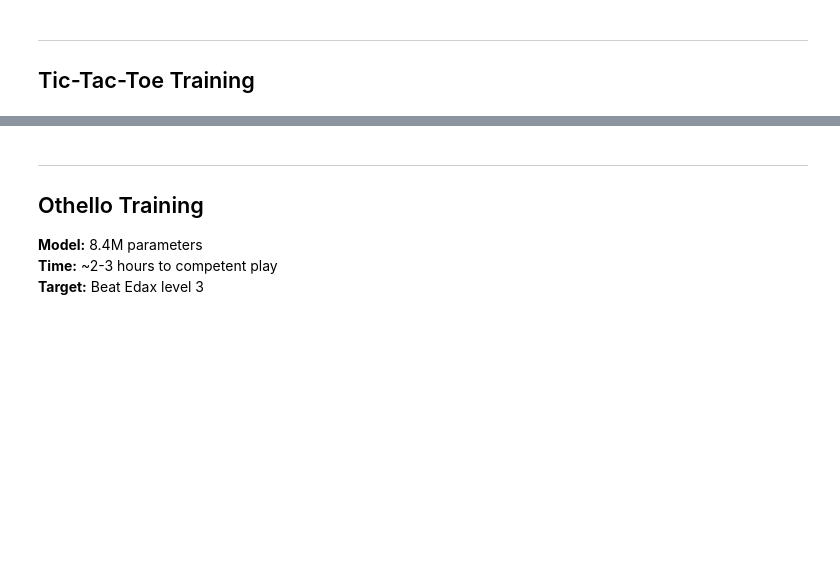
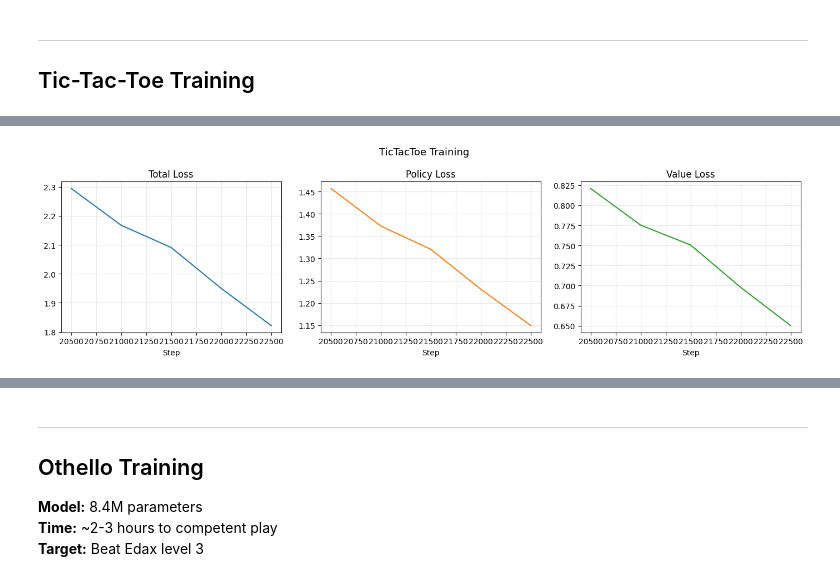
Before and after one commit to dosequus/tako-v2, a Jupyter notebook: notebooks/train.ipynb, the cells around one changed output, grey strips where cells are left out. Saved outputs shown, nothing was run; the diff lists cells and outputs as text; code cells hidden in the pictures; blank space fills up the shorter version.

```diff
--- a/notebooks/train.ipynb
+++ b/notebooks/train.ipynb
@@ -108,0 +80,41 @@ ModuleNotFoundError: No module named 'matplotlib'
+# %%
+# Plot training curves
+import json
+import matplotlib.pyplot as plt
+from pathlib import Path
+
+metrics_file = Path(f'logs/tictactoe/metrics.json')
+if metrics_file.exists():
+    with open(metrics_file) as f:
+        metrics = json.load(f)
+
+    if metrics:
+        steps         = [m['step'] for m in metrics]
+        total_losses  = [m['losses']['total_loss'] for m in metrics]
+        policy_losses = [m['losses']['policy_loss'] for m in metrics]
+        value_losses  = [m['losses']['value_loss'] for m in metrics]
+
+        fig, axes = plt.subplots(1, 3, figsize=(14, 4))
+
+        axes[0].plot(steps, total_losses, linewidth=1.5)
+        axes[0].set_title('Total Loss')
+        axes[0].set_xlabel('Step'); axes[0].grid(True, alpha=0.3)
+
+        axes[1].plot(steps, policy_losses, linewidth=1.5, color='tab:orange')
+        axes[1].set_title('Policy Loss')
+        axes[1].set_xlabel('Step'); axes[1].grid(True, alpha=0.3)
+
+        axes[2].plot(steps, value_losses, linewidth=1.5, color='tab:green')
+        axes[2].set_title('Value Loss')
+        axes[2].set_xlabel('Step'); axes[2].grid(True, alpha=0.3)
+
+        plt.suptitle('TicTacToe Training', fontsize=13)
+        plt.tight_layout()
+        plt.show()
+        print(f"✅ {len(metrics)} epochs — latest total loss: {total_losses[-1]:.4f}")
+    else:
+        print("⚠️  metrics.json is empty")
+else:
+    print(f"⚠️  {metrics_file} not found — run training first")
+# %% [output]
+[figure, added]
```
Also changed, not shown: parts of 7 cells of this notebook, 4 other files.
